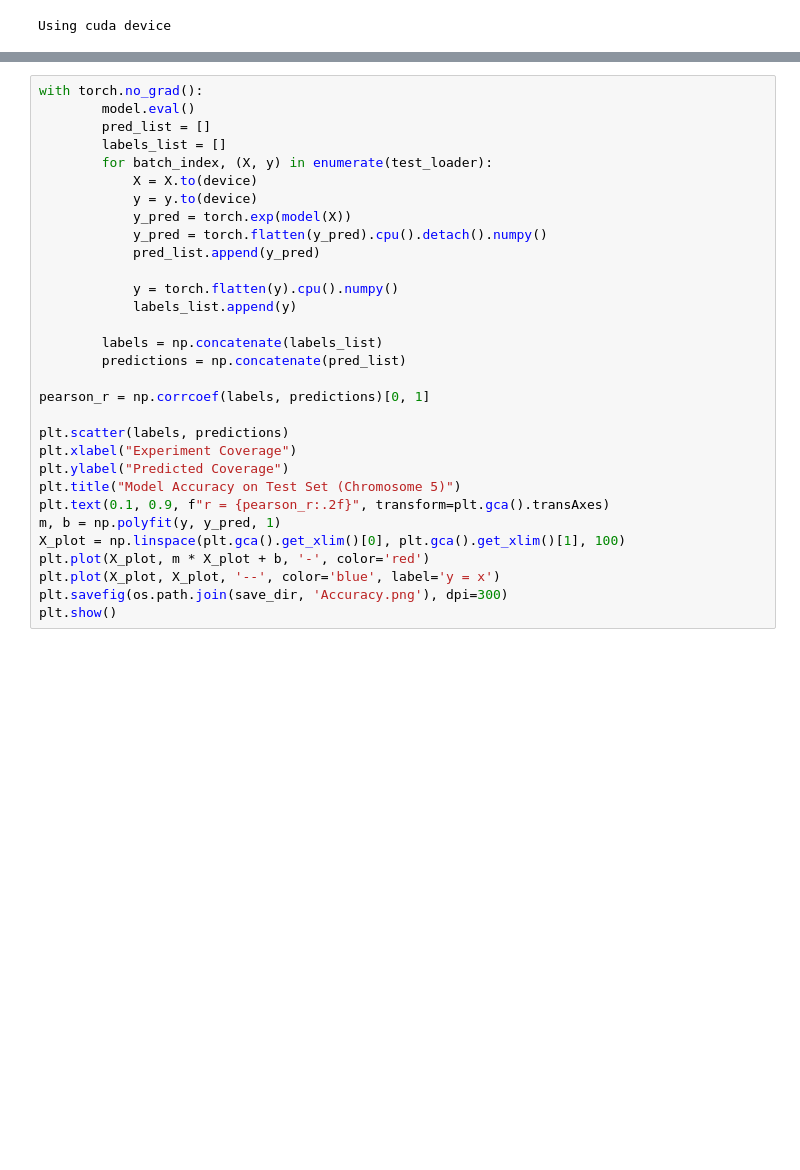
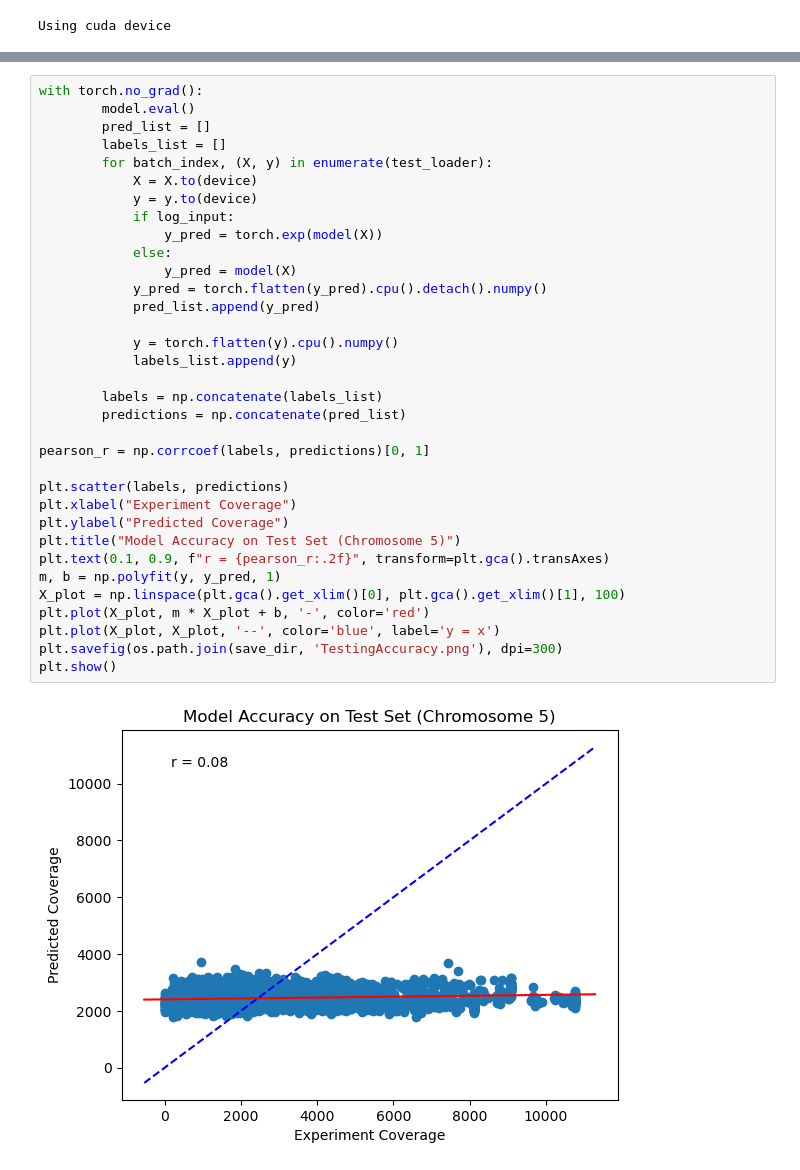
Before and after one commit to tedmonyak/CS525Arabidopsis, a Jupyter notebook: Notebooks/Train_DeepCNN.ipynb, the cells around one changed output, grey strips where cells are left out. Cells and saved outputs as stored; diff of their text form; blank space fills up the shorter version.

```diff
--- a/Notebooks/Train_DeepCNN.ipynb
+++ b/Notebooks/Train_DeepCNN.ipynb
@@ -84,31 +159,36 @@ for s, (y_p, y_t) in enumerate(zip(y_pred[i], y[i])):
 # %%
 with torch.no_grad():
         model.eval()
         pred_list = []
         labels_list = []
         for batch_index, (X, y) in enumerate(test_loader):
             X = X.to(device)
             y = y.to(device)
-            y_pred = torch.exp(model(X))
+            if log_input:
+                y_pred = torch.exp(model(X))
+            else:
+                y_pred = model(X)
             y_pred = torch.flatten(y_pred).cpu().detach().numpy()
             pred_list.append(y_pred)
 
             y = torch.flatten(y).cpu().numpy()
             labels_list.append(y)
 
         labels = np.concatenate(labels_list)
         predictions = np.concatenate(pred_list)
 
 pearson_r = np.corrcoef(labels, predictions)[0, 1]
 
 plt.scatter(labels, predictions)
 plt.xlabel("Experiment Coverage")
 plt.ylabel("Predicted Coverage")
 plt.title("Model Accuracy on Test Set (Chromosome 5)")
 plt.text(0.1, 0.9, f"r = {pearson_r:.2f}", transform=plt.gca().transAxes)
 m, b = np.polyfit(y, y_pred, 1)
 X_plot = np.linspace(plt.gca().get_xlim()[0], plt.gca().get_xlim()[1], 100)
 plt.plot(X_plot, m * X_plot + b, '-', color='red')
 plt.plot(X_plot, X_plot, '--', color='blue', label='y = x')
-plt.savefig(os.path.join(save_dir, 'Accuracy.png'), dpi=300)
+plt.savefig(os.path.join(save_dir, 'TestingAccuracy.png'), dpi=300)
 plt.show()
+# %% [output]
+[figure, added]
```
Also changed, not shown: parts of 5 cells of this notebook, 6 other files.
